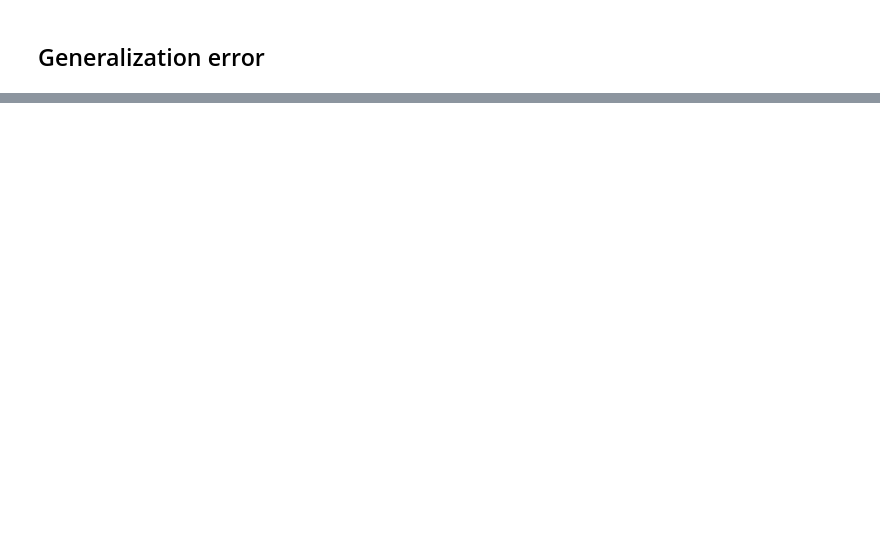
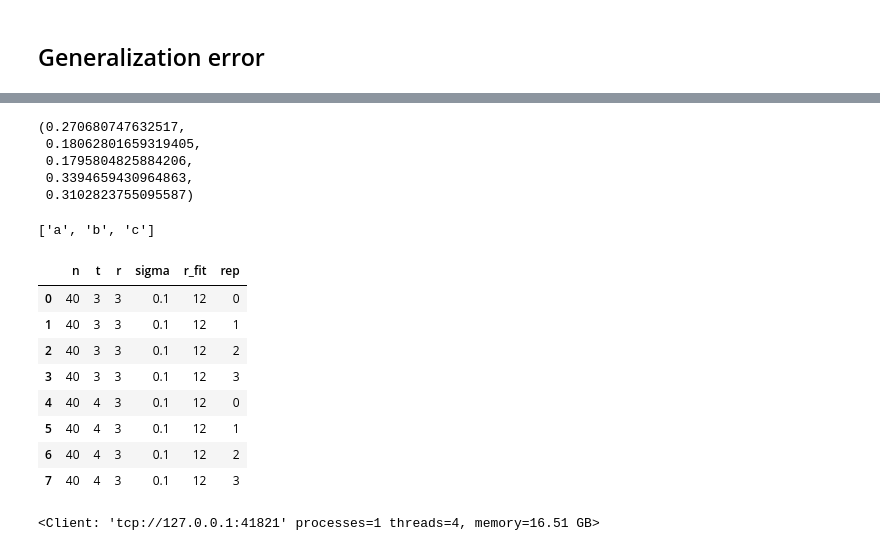
Before and after one commit to kamdh/max-qnorm-tensor-completion, a Jupyter notebook: Test tensor completion.ipynb, the cells around one changed output, grey strips where cells are left out. Cells and saved outputs as stored; diff of their text form; code cells hidden in the pictures; blank space fills up the shorter version.

Commit message:
dask & sweeps

```diff
--- a/Test tensor completion.ipynb
+++ b/Test tensor completion.ipynb
@@ -150,0 +264,45 @@ for i in range(t):
+# %%
+results
+# %% [output]
+(0.270680747632517,
+ 0.18062801659319405,
+ 0.1795804825884206,
+ 0.3394659430964863,
+ 0.3102823755095587)
+# %%
+list('abc')
+# %% [output]
+['a', 'b', 'c']
+# %%
+# generate parameters for a sweep
+import itertools
+import pandas as pd
+
+n = [40]
+t = [3, 4]
+r = [3]
+sigma = [0.1]
+r_fit = [12]
+rep = [0, 1, 2, 3]
+
+param_list = [n, t, r, sigma, r_fit, rep]
+params = list(itertools.product(*param_list))
+param_df = pd.DataFrame(params, columns=['n', 't', 'r', 'sigma', 'r_fit', 'rep'])
+# %%
+param_df
+# %% [output]
+|  | n | t | r | sigma | r_fit | rep |
+| 0 | 40 | 3 | 3 | 0.1 | 12 | 0 |
+| 1 | 40 | 3 | 3 | 0.1 | 12 | 1 |
+| 2 | 40 | 3 | 3 | 0.1 | 12 | 2 |
+| 3 | 40 | 3 | 3 | 0.1 | 12 | 3 |
+| 4 | 40 | 4 | 3 | 0.1 | 12 | 0 |
+| 5 | 40 | 4 | 3 | 0.1 | 12 | 1 |
+| 6 | 40 | 4 | 3 | 0.1 | 12 | 2 |
+| 7 | 40 | 4 | 3 | 0.1 | 12 | 3 |
+# %%
+import dask
+from dask.distributed import Client, progress
+client = Client(threads_per_worker=4, n_workers=1)
+# %% [output]
+<Client: 'tcp://127.0.0.1:41821' processes=1 threads=4, memory=16.51 GB>
```
Also changed, not shown: parts of 34 cells of this notebook, 5 other files.
